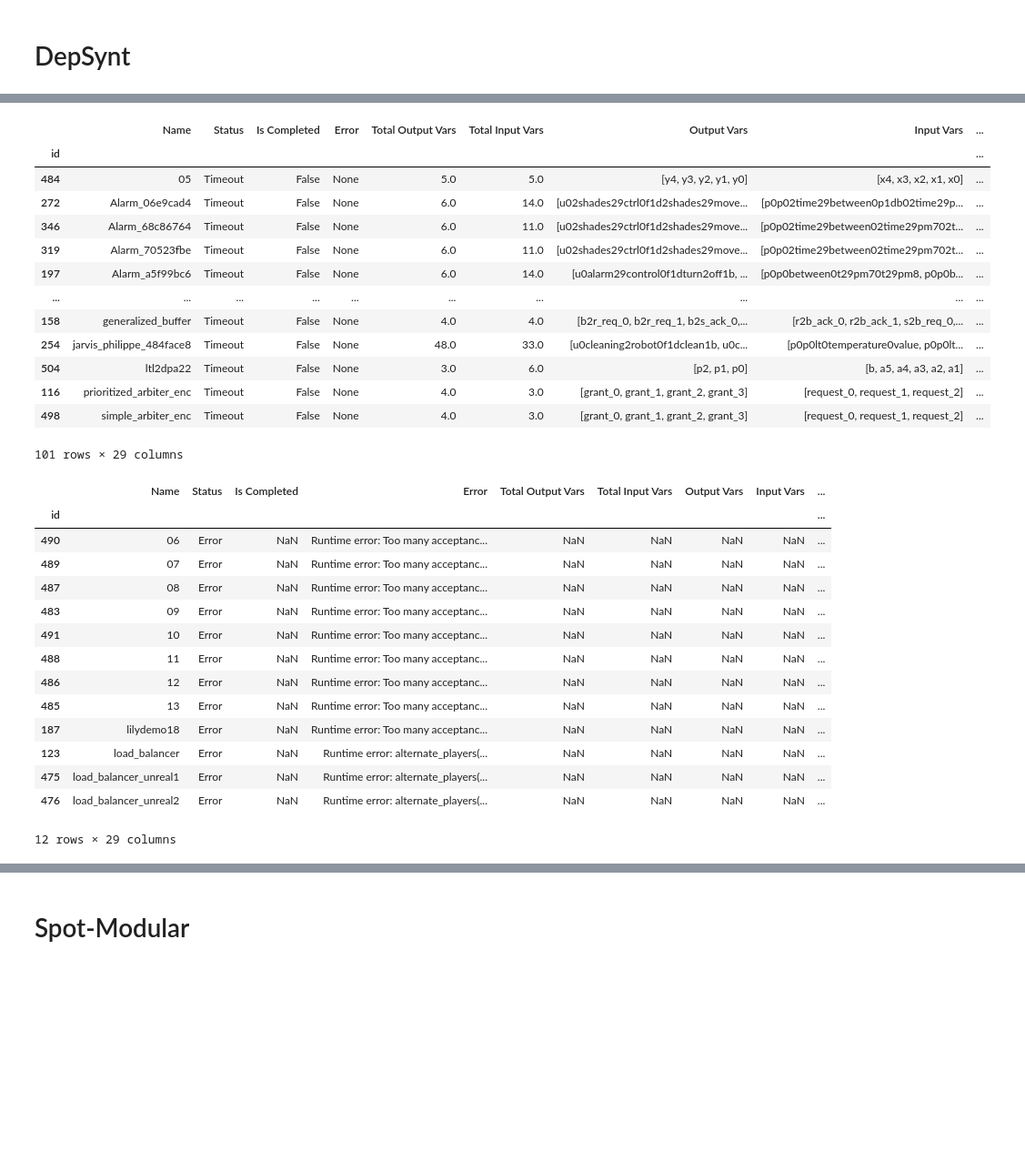
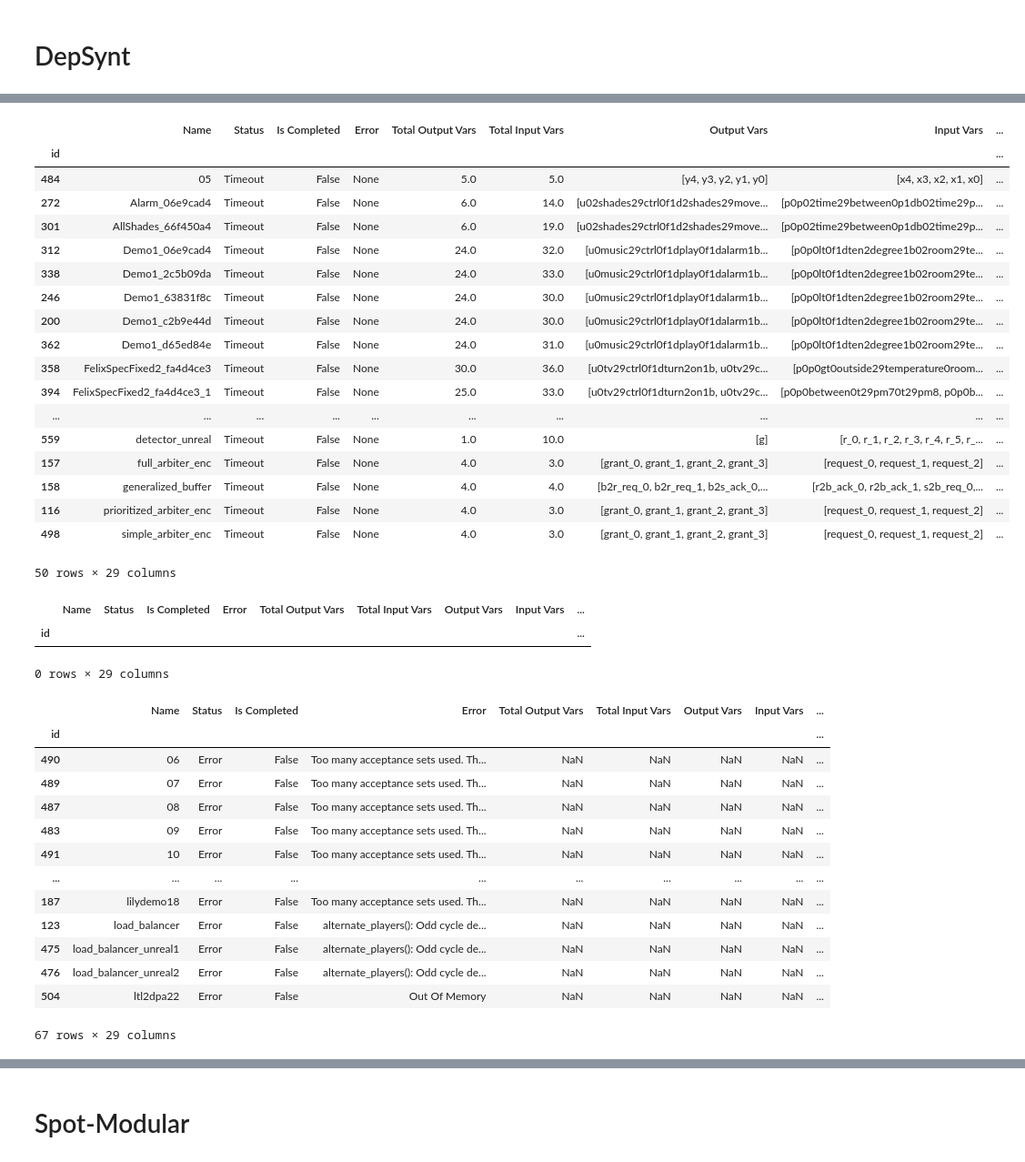
Before and after one commit to eliyaoo32/DepSynt, a Jupyter notebook: notebooks/synthesis.ipynb, the cells around one changed output, grey strips where cells are left out. Shown: that part at 91% size. Drawn from its saved outputs; the diff is of its cells as text; code cells hidden in the pictures; blank space fills up the shorter version.

```diff
--- a/notebooks/synthesis.ipynb
+++ b/notebooks/synthesis.ipynb
@@ -30,16 +30,16 @@ class Status(Enum):
         return str(self.value)
 # %%
 def get_all_benchmarks(path):
-    hoa_files = glob(os.path.join(path, "*.hoa"))
+    hoa_files = glob(os.path.join(path, "*.out"))
     names = [
         Path(f).stem
         for f in hoa_files
     ]
     return names
 
+print("Total benchmark with Strix" , len(get_all_benchmarks(STRIX_SYNTHESIS_PATH)))
 print("Total benchmark with Deps Synthesis" , len(get_all_benchmarks(DEPS_SYNTHESIS_PATH)))
 print("Total benchmark with Plain Synthesis" , len(get_all_benchmarks(PLAIN_SYNTHESIS_PATH)))
 print("Total benchmark with Spot SD" , len(get_all_benchmarks(SPOT_SD_SYNTHESIS_PATH)))
 print("Total benchmark with Spot SD (Decomposed)" , len(get_all_benchmarks(SPOT_SD_DECOMPOSED_SYNTHESIS_PATH)))
-print("Total benchmark with Deps Synthesis + Model Checking" , len(get_all_benchmarks(DEPS_SYNTHESIS_MODEL_CHECKING_PATH)))
 # %% [output]
@@ -324,12 +329,21 @@ def sort_df_order(df):
     ]
     return df[columns_by_order]
 # %%
-def load_benchmarks_df(directory_path):
+def spot_modular_benchmark_df(directory_path):
     all_df = pd.DataFrame([
-        benchmark_loader(directory_path, name)
+        spot_modular_benchmark_loader(directory_path, name)
         for name in get_all_benchmarks(directory_path)
     ])
     all_df.sort_values(by=['Name'], ascending=True, inplace=True)
     all_df = sort_df_order(all_df)
     all_df.set_index("id", inplace=True)
     return all_df
+
+def external_benchmark_df(path):
+    df = pd.DataFrame([
+    external_benchmark_loader(path, name)
+        for name in get_all_benchmarks(path)
+    ])
+    df.sort_values(by=['Name'], ascending=True, inplace=True)
+    df.set_index("id", inplace=True)
+    return df
@@ -413,0 +511,3 @@ dependents_synthesis_df
+# %%
+depsynt_df = spot_modular_benchmark_df(DEPS_SYNTHESIS_PATH)
+depsynt_df
@@ -414,36 +529,50 @@ dependents_synthesis_df
 # %%
-dependents_synthesis_df[dependents_synthesis_df['Status'] == Status.TIMEOUT]
+depsynt_df[depsynt_df['Status'] == Status.TIMEOUT]
 # %% [output]
 |  | Name | Status | Is Completed | Error | Total Output Vars | Total Input Vars | Output Vars | Input Vars | ... |
 | id |  |  |  |  |  |  |  |  | ... |
 | 484 | 05 | Timeout | False | None | 5.0 | 5.0 | [y4, y3, y2, y1, y0] | [x4, x3, x2, x1, x0] | ... |
 | 272 | Alarm_06e9cad4 | Timeout | False | None | 6.0 | 14.0 | [u02shades29ctrl0f1d2shades29move... | [p0p02time29between0p1db02time29p... | ... |
-| 346 | Alarm_68c86764 | Timeout | False | None | 6.0 | 11.0 | [u02shades29ctrl0f1d2shades29move... | [p0p02time29between02time29pm702t... | ... |
-| 319 | Alarm_70523fbe | Timeout | False | None | 6.0 | 11.0 | [u02shades29ctrl0f1d2shades29move... | [p0p02time29between02time29pm702t... | ... |
-| 197 | Alarm_a5f99bc6 | Timeout | False | None | 6.0 | 14.0 | [u0alarm29control0f1dturn2off1b, ... | [p0p0between0t29pm70t29pm8, p0p0b... | ... |
+| 301 | AllShades_66f450a4 | Timeout | False | None | 6.0 | 19.0 | [u02shades29ctrl0f1d2shades29move... | [p0p02time29between0p1db02time29p... | ... |
+| 312 | Demo1_06e9cad4 | Timeout | False | None | 24.0 | 32.0 | [u0music29ctrl0f1dplay0f1dalarm1b... | [p0p0lt0f1dten2degree1b02room29te... | ... |
+| 338 | Demo1_2c5b09da | Timeout | False | None | 24.0 | 33.0 | [u0music29ctrl0f1dplay0f1dalarm1b... | [p0p0lt0f1dten2degree1b02room29te... | ... |
+| 246 | Demo1_63831f8c | Timeout | False | None | 24.0 | 30.0 | [u0music29ctrl0f1dplay0f1dalarm1b... | [p0p0lt0f1dten2degree1b02room29te... | ... |
+| 200 | Demo1_c2b9e44d | Timeout | False | None | 24.0 | 30.0 | [u0music29ctrl0f1dplay0f1dalarm1b... | [p0p0lt0f1dten2degree1b02room29te... | ... |
+| 362 | Demo1_d65ed84e | Timeout | False | None | 24.0 | 31.0 | [u0music29ctrl0f1dplay0f1dalarm1b... | [p0p0lt0f1dten2degree1b02room29te... | ... |
+| 358 | FelixSpecFixed2_fa4d4ce3 | Timeout | False | None | 30.0 | 36.0 | [u0tv29ctrl0f1dturn2on1b, u0tv29c... | [p0p0gt0outside29temperature0room... | ... |
+| 394 | FelixSpecFixed2_fa4d4ce3_1 | Timeout | False | None | 25.0 | 33.0 | [u0tv29ctrl0f1dturn2on1b, u0tv29c... | [p0p0between0t29pm70t29pm8, p0p0b... | ... |
 | ... | ... | ... | ... | ... | ... | ... | ... | ... | ... |
+| 559 | detector_unreal | Timeout | False | None | 1.0 | 10.0 | [g] | [r_0, r_1, r_2, r_3, r_4, r_5, r_... | ... |
+| 157 | full_arbiter_enc | Timeout | False | None | 4.0 | 3.0 | [grant_0, grant_1, grant_2, grant_3] | [request_0, request_1, request_2] | ... |
 | 158 | generalized_buffer | Timeout | False | None | 4.0 | 4.0 | [b2r_req_0, b2r_req_1, b2s_ack_0,... | [r2b_ack_0, r2b_ack_1, s2b_req_0,... | ... |
-| 254 | jarvis_philippe_484face8 | Timeout | False | None | 48.0 | 33.0 | [u0cleaning2robot0f1dclean1b, u0c... | [p0p0lt0temperature0value, p0p0lt... | ... |
-| 504 | ltl2dpa22 | Timeout | False | None | 3.0 | 6.0 | [p2, p1, p0] | [b, a5, a4, a3, a2, a1] | ... |
 | 116 | prioritized_arbiter_enc | Timeout | False | None | 4.0 | 3.0 | [grant_0, grant_1, grant_2, grant_3] | [request_0, request_1, request_2] | ... |
 | 498 | simple_arbiter_enc | Timeout | False | None | 4.0 | 3.0 | [grant_0, grant_1, grant_2, grant_3] | [request_0, request_1, request_2] | ... |
-101 rows × 29 columns
+50 rows × 29 columns
+# %%
+depsynt_df[
+    (depsynt_df["Realizability"] != "REALIZABLE") &
+    (depsynt_df["Realizability"] != "UNREALIZABLE") &
+    (depsynt_df["Status"] == Status.SUCCESS)
+]
+# %% [output]
+|  | Name | Status | Is Completed | Error | Total Output Vars | Total Input Vars | Output Vars | Input Vars | ... |
+| id |  |  |  |  |  |  |  |  | ... |
+0 rows × 29 columns
 # %%
-dependents_synthesis_df[dependents_synthesis_df['Status'] == Status.ERROR]
+depsynt_df[depsynt_df['Status'] == Status.ERROR]
 # %% [output]
 |  | Name | Status | Is Completed | Error | Total Output Vars | Total Input Vars | Output Vars | Input Vars | ... |
 | id |  |  |  |  |  |  |  |  | ... |
-| 490 | 06 | Error | NaN | Runtime error: Too many acceptanc... | NaN | NaN | NaN | NaN | ... |
-| 489 | 07 | Error | NaN | Runtime error: Too many acceptanc... | NaN | NaN | NaN | NaN | ... |
-| 487 | 08 | Error | NaN | Runtime error: Too many acceptanc... | NaN | NaN | NaN | NaN | ... |
-| 483 | 09 | Error | NaN | Runtime error: Too many acceptanc... | NaN | NaN | NaN | NaN | ... |
-| 491 | 10 | Error | NaN | Runtime error: Too many acceptanc... | NaN | NaN | NaN | NaN | ... |
-| 488 | 11 | Error | NaN | Runtime error: Too many acceptanc... | NaN | NaN | NaN | NaN | ... |
-| 486 | 12 | Error | NaN | Runtime error: Too many acceptanc... | NaN | NaN | NaN | NaN | ... |
-| 485 | 13 | Error | NaN | Runtime error: Too many acceptanc... | NaN | NaN | NaN | NaN | ... |
-| 187 | lilydemo18 | Error | NaN | Runtime error: Too many acceptanc... | NaN | NaN | NaN | NaN | ... |
-| 123 | load_balancer | Error | NaN | Runtime error: alternate_players(... | NaN | NaN | NaN | NaN | ... |
-| 475 | load_balancer_unreal1 | Error | NaN | Runtime error: alternate_players(... | NaN | NaN | NaN | NaN | ... |
-| 476 | load_balancer_unreal2 | Error | NaN | Runtime error: alternate_players(... | NaN | NaN | NaN | NaN | ... |
+| 490 | 06 | Error | False | Too many acceptance sets used. Th... | NaN | NaN | NaN | NaN | ... |
+| 489 | 07 | Error | False | Too many acceptance sets used. Th... | NaN | NaN | NaN | NaN | ... |
+| 487 | 08 | Error | False | Too many acceptance sets used. Th... | NaN | NaN | NaN | NaN | ... |
+| 483 | 09 | Error | False | Too many acceptance sets used. Th... | NaN | NaN | NaN | NaN | ... |
+| 491 | 10 | Error | False | Too many acceptance sets used. Th... | NaN | NaN | NaN | NaN | ... |
+| ... | ... | ... | ... | ... | ... | ... | ... | ... | ... |
+| 187 | lilydemo18 | Error | False | Too many acceptance sets used. Th... | NaN | NaN | NaN | NaN | ... |
+| 123 | load_balancer | Error | False | alternate_players(): Odd cycle de... | NaN | NaN | NaN | NaN | ... |
+| 475 | load_balancer_unreal1 | Error | False | alternate_players(): Odd cycle de... | NaN | NaN | NaN | NaN | ... |
+| 476 | load_balancer_unreal2 | Error | False | alternate_players(): Odd cycle de... | NaN | NaN | NaN | NaN | ... |
+| 504 | ltl2dpa22 | Error | False | Out Of Memory | NaN | NaN | NaN | NaN | ... |
-12 rows × 29 columns
+67 rows × 29 columns
 # %%
```
Also changed, not shown: parts of 40 cells of this notebook.
